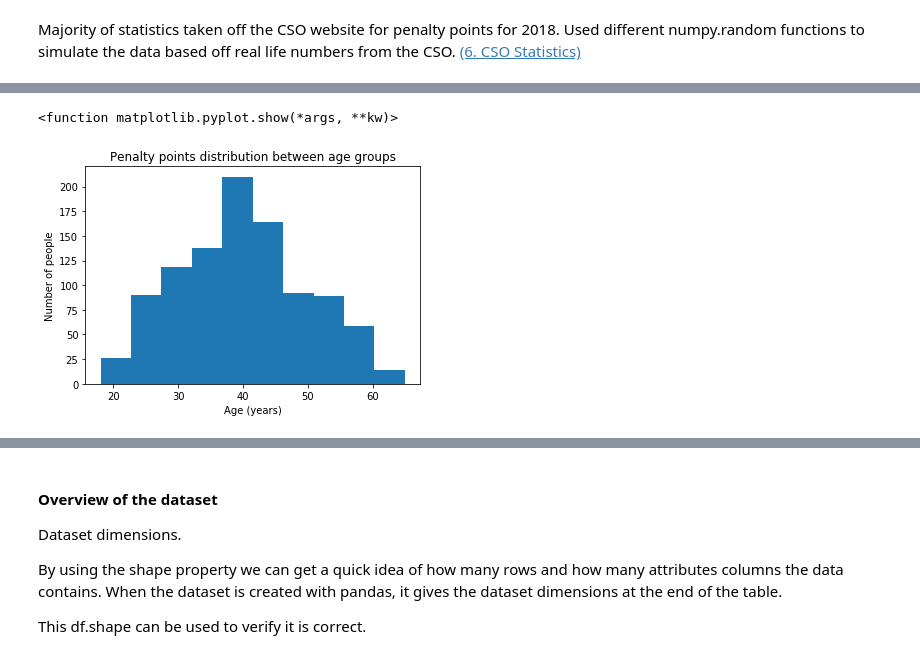
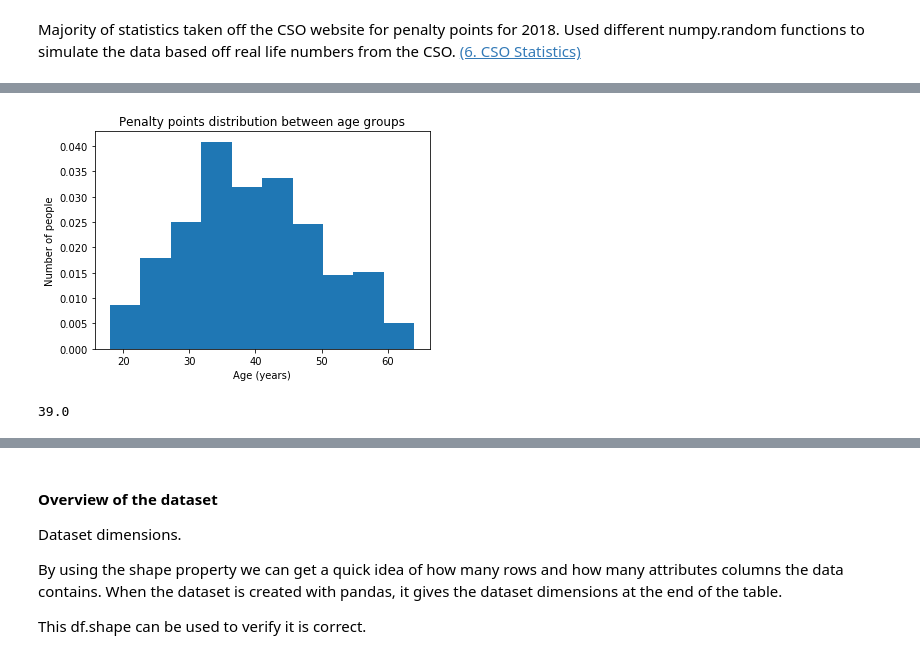
Before and after one commit to kevindooley/Simulated-Dataset, a Jupyter notebook: Simulation of Dataset.ipynb, the cells around one changed output, grey strips where cells are left out. Cells and saved outputs as stored; diff of their text form; code cells hidden in the pictures.

```diff
--- a/Simulation of Dataset.ipynb
+++ b/Simulation of Dataset.ipynb
@@ -53,14 +64,17 @@ import matplotlib.pyplot as plt #imports Matplotlib library
 # %%
 # for reproducability so can test simulation
-age = np.random.triangular(17, 38, 65, 1000).round(0) # lower, mean, higher parameters of data, round to nearest whole number
+age = np.random.triangular(17, 36, 65, 1000).round(0) # lower, mean, higher parameters of data, round to nearest whole number
 # you can set the shape of the distribution using random.triangular
 # based of review of CSO, I determined approx mean age for most penalty points was 45 years old
 plt.xlabel("Age (years)") # x label
 plt.ylabel("Number of people") # y label
 plt.title("Penalty points distribution between age groups") # title
-plt.hist(age) # histogram
-plt.show # display plot
+plt.hist(age, density=True, bins=10) # histogram
+plt.show() # display plot
 # %% [output]
-<function matplotlib.pyplot.show(*args, **kw)>
-[figure, old version]
+[figure, new version]
+# %%
+np.mean(age).round() #average age is between the expected 30-40 range
+# %% [output]
+39.0
 # %%
```
Also changed, not shown: parts of 18 cells of this notebook, 2 other files.
